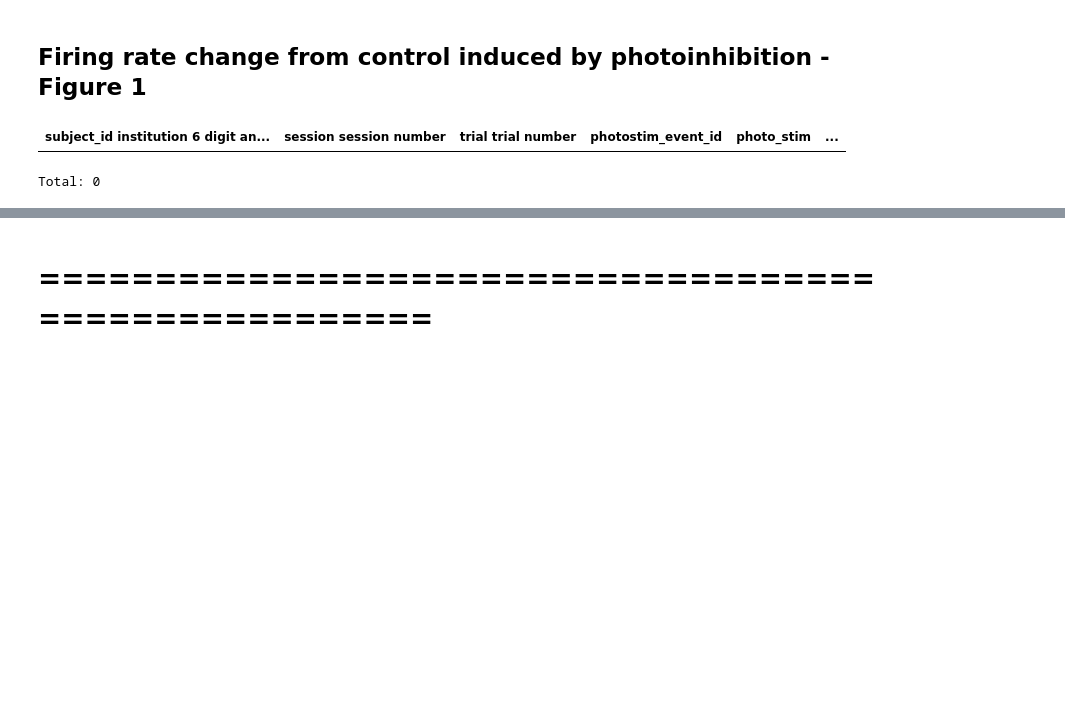
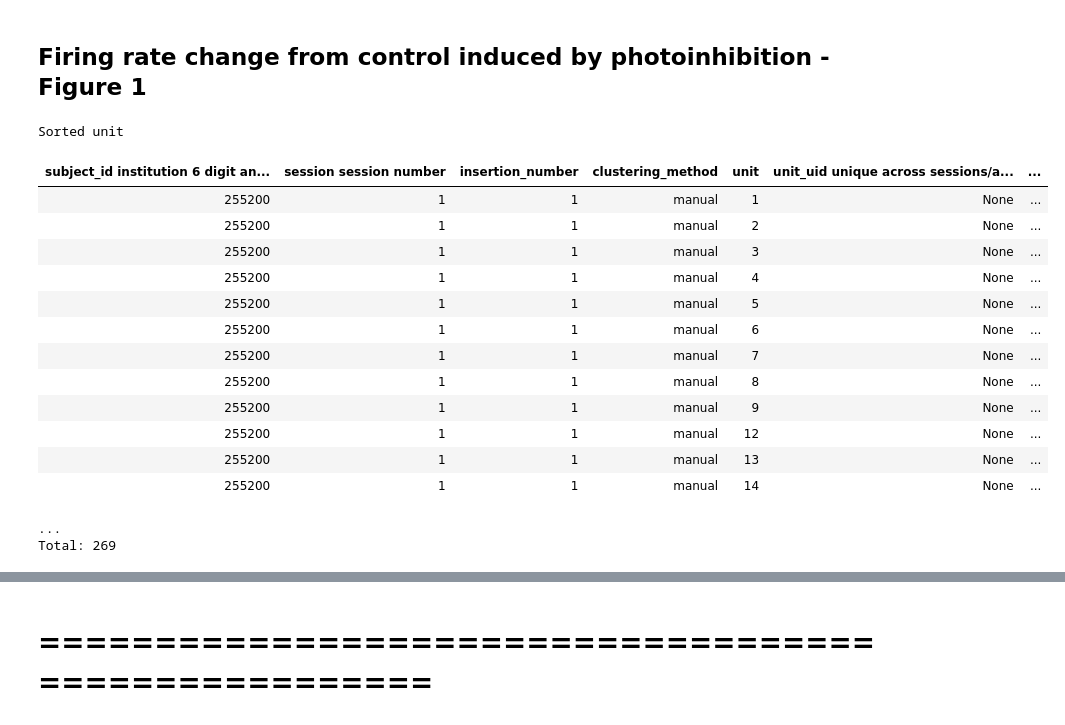
Before and after one commit to ttngu207/Li-2015a, a Jupyter notebook: notebooks/Li-Daie-2016-Demo.ipynb, the cells around one changed output, grey strips where cells are left out. Saved outputs shown, nothing was run; the diff lists cells and outputs as text; code cells hidden in the pictures; blank space fills up the shorter version.

```diff
--- a/notebooks/Li-Daie-2016-Demo.ipynb
+++ b/notebooks/Li-Daie-2016-Demo.ipynb
@@ -37,11 +33,25 @@ subjects = lab.Subject & [{'subject_id': 255200},
                           {'subject_id': 258250}]
 # %%
 units = ephys.Unit & psth.UnitPsth & subjects
-# %%
-experiment.PhotostimEvent.proj() * experiment.Photostim * experiment.BrainLocation & units.proj()
-# %% [output]
-| subject_id institution 6 digit an... | session session number | trial trial number | photostim_event_id | photo_stim | ... |
-Total: 0
+# %%
+units
+# %% [output]
+Sorted unit
+| subject_id institution 6 digit an... | session session number | insertion_number | clustering_method | unit | unit_uid unique across sessions/a... | ... |
+| 255200 | 1 | 1 | manual | 1 | None | ... |
+| 255200 | 1 | 1 | manual | 2 | None | ... |
+| 255200 | 1 | 1 | manual | 3 | None | ... |
+| 255200 | 1 | 1 | manual | 4 | None | ... |
+| 255200 | 1 | 1 | manual | 5 | None | ... |
+| 255200 | 1 | 1 | manual | 6 | None | ... |
+| 255200 | 1 | 1 | manual | 7 | None | ... |
+| 255200 | 1 | 1 | manual | 8 | None | ... |
+| 255200 | 1 | 1 | manual | 9 | None | ... |
+| 255200 | 1 | 1 | manual | 12 | None | ... |
+| 255200 | 1 | 1 | manual | 13 | None | ... |
+| 255200 | 1 | 1 | manual | 14 | None | ... |
+...
+Total: 269
 # %%
 unit_characteristic_plot.plot_psth_photostim_effect(units, ['left_alm', 'sample'])
 # %% [output]
```
Also changed, not shown: parts of 7 cells of this notebook, 6 other files.
